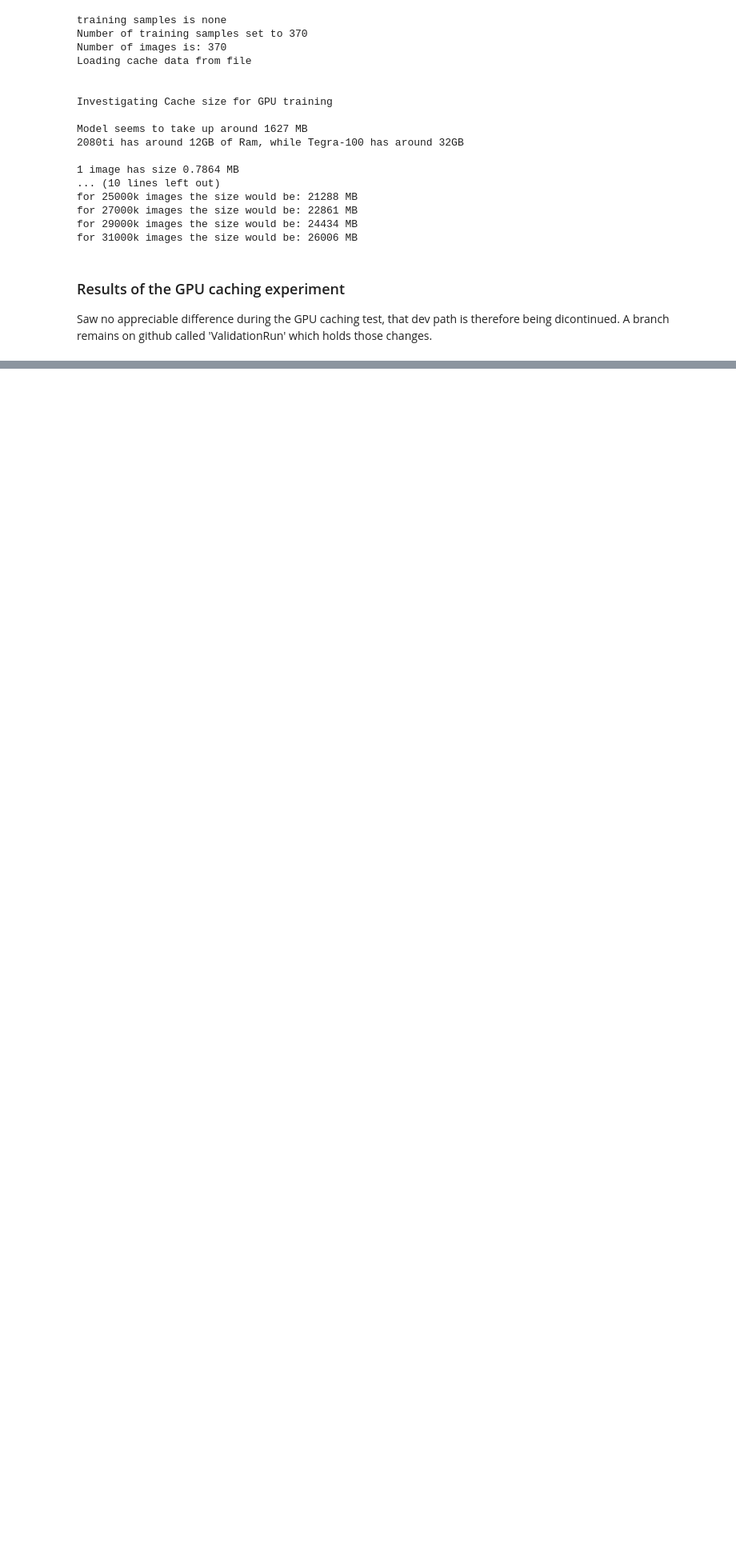
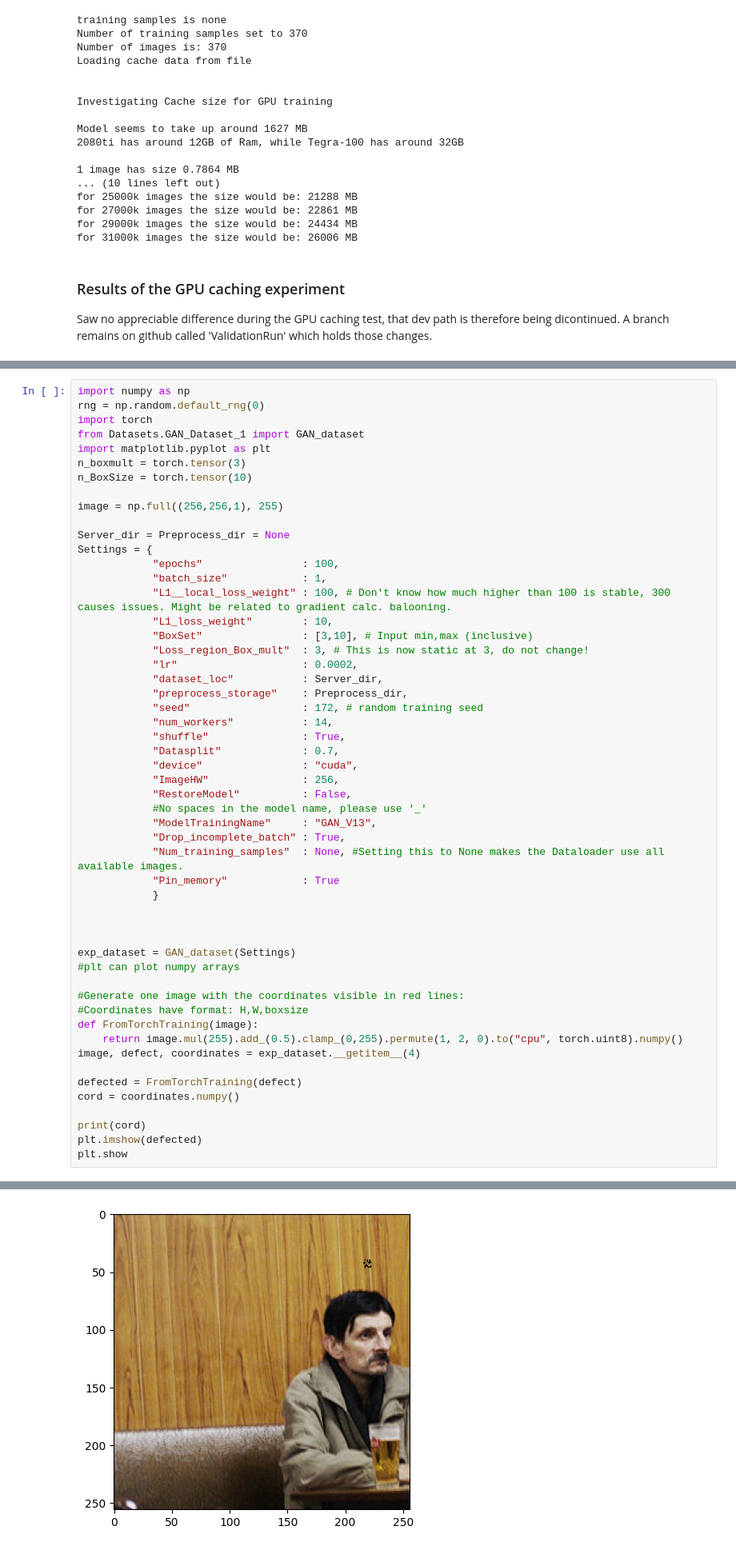
Before and after one commit to andersvestengen/Master-thesis-project, a Jupyter notebook: Machine_Learning/testbed.ipynb, the cells around one changed output, grey strips where cells are left out. Shown at 80% size. Saved outputs shown, nothing was run; the diff lists cells and outputs as text; blank space fills up the shorter version.

```diff
--- a/Machine_Learning/testbed.ipynb
+++ b/Machine_Learning/testbed.ipynb
@@ -1726,0 +1808,54 @@ Saw no appreciable difference during the GPU caching test, that dev path is ther
+# %%
+import numpy as np
+rng = np.random.default_rng(0)
+import torch
+from Datasets.GAN_Dataset_1 import GAN_dataset
+import matplotlib.pyplot as plt
+n_boxmult = torch.tensor(3)
+n_BoxSize = torch.tensor(10)
+
+image = np.full((256,256,1), 255)
+
+Server_dir = Preprocess_dir = None
+Settings = {
+            "epochs"                : 100,
+            "batch_size"            : 1,
+            "L1__local_loss_weight" : 100, # Don't know how much higher than 100 is stable, 300 causes issues. Might be related to gradient calc. balooning.
+            "L1_loss_weight"        : 10,
+            "BoxSet"                : [3,10], # Input min,max (inclusive)
+            "Loss_region_Box_mult"  : 3, # This is now static at 3, do not change!
+            "lr"                    : 0.0002,
+            "dataset_loc"           : Server_dir,
+            "preprocess_storage"    : Preprocess_dir,
+            "seed"                  : 172, # random training seed
+            "num_workers"           : 14,
+            "shuffle"               : True,
+            "Datasplit"             : 0.7,
+            "device"                : "cuda",
+            "ImageHW"               : 256,
+            "RestoreModel"          : False,
+            #No spaces in the model name, please use '_'
+            "ModelTrainingName"     : "GAN_V13",
+            "Drop_incomplete_batch" : True,
+            "Num_training_samples"  : None, #Setting this to None makes the Dataloader use all available images.
+            "Pin_memory"            : True
+            }
+
+
+
+exp_dataset = GAN_dataset(Settings)
+#plt can plot numpy arrays
+
+#Generate one image with the coordinates visible in red lines:
+#Coordinates have format: H,W,boxsize
+def FromTorchTraining(image):
+    return image.mul(255).add_(0.5).clamp_(0,255).permute(1, 2, 0).to("cpu", torch.uint8).numpy()
+image, defect, coordinates = exp_dataset.__getitem__(4)
+
+defected = FromTorchTraining(defect)
+cord = coordinates.numpy()
+
+print(cord)
+plt.imshow(defected)
+plt.show
+# %% [output]
@@ -1726,0 +1869 @@ Saw no appreciable difference during the GPU caching test, that dev path is ther
+[figure, added]
```
Also changed, not shown: parts of 3 cells of this notebook, 3 other files.
